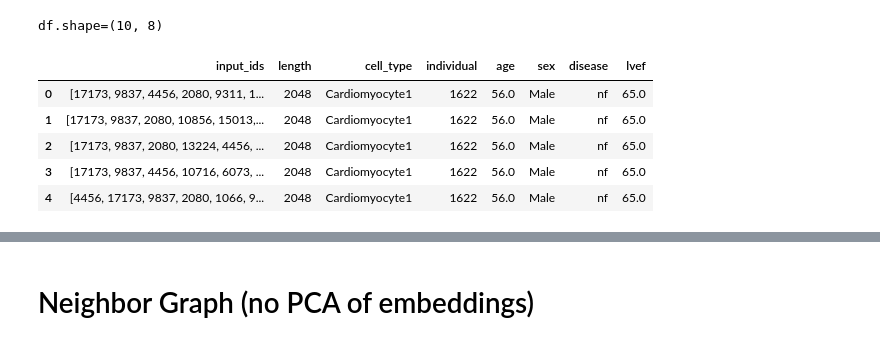
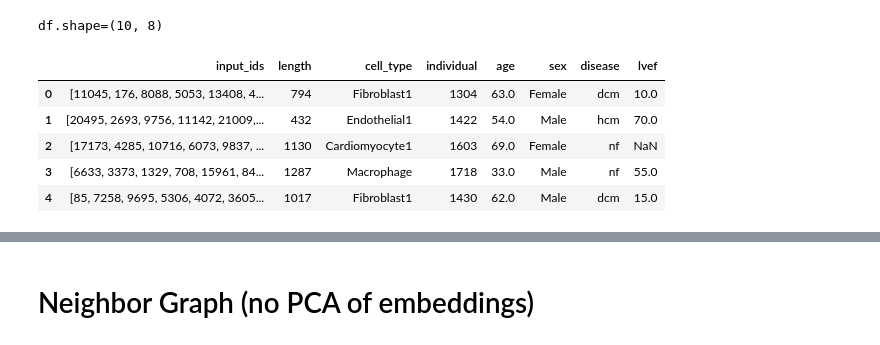
Before and after one commit to CooperStansbury/geneformer_dev, a Jupyter notebook: notebooks/extract_embedding.ipynb, the cells around one changed output, grey strips where cells are left out. Saved outputs shown, nothing was run; the diff lists cells and outputs as text; code cells hidden in the pictures.

```diff
--- a/notebooks/extract_embedding.ipynb
+++ b/notebooks/extract_embedding.ipynb
@@ -29,17 +29,17 @@ model = "/nfs/turbo/umms-indikar/shared/projects/geneformer/geneformer-12L-30M/"
 data_path = "/nfs/turbo/umms-indikar/shared/projects/geneformer/example_input_files/cell_classification/disease_classification/human_dcm_hcm_nf.dataset"
 outpath = "/scratch/indikar_root/indikar1/cstansbu/geneformer"
 # %%
-# Example usage:
-df = gtu.load_and_subset_data(data_path, num_cells=10)
+reload(gtu)
+df = gtu.load_data_as_dataframe(data_path, num_cells=10, shuffle=True)
 print(f"{df.shape=}")
 df.head()
 # %% [output]
 df.shape=(10, 8)
 |  | input_ids | length | cell_type | individual | age | sex | disease | lvef |
-| 0 | [17173, 9837, 4456, 2080, 9311, 1... | 2048 | Cardiomyocyte1 | 1622 | 56.0 | Male | nf | 65.0 |
-| 1 | [17173, 9837, 2080, 10856, 15013,... | 2048 | Cardiomyocyte1 | 1622 | 56.0 | Male | nf | 65.0 |
-| 2 | [17173, 9837, 2080, 13224, 4456, ... | 2048 | Cardiomyocyte1 | 1622 | 56.0 | Male | nf | 65.0 |
-| 3 | [17173, 9837, 4456, 10716, 6073, ... | 2048 | Cardiomyocyte1 | 1622 | 56.0 | Male | nf | 65.0 |
-| 4 | [4456, 17173, 9837, 2080, 1066, 9... | 2048 | Cardiomyocyte1 | 1622 | 56.0 | Male | nf | 65.0 |
+| 0 | [11045, 176, 8088, 5053, 13408, 4... | 794 | Fibroblast1 | 1304 | 63.0 | Female | dcm | 10.0 |
+| 1 | [20495, 2693, 9756, 11142, 21009,... | 432 | Endothelial1 | 1422 | 54.0 | Male | hcm | 70.0 |
+| 2 | [17173, 4285, 10716, 6073, 9837, ... | 1130 | Cardiomyocyte1 | 1603 | 69.0 | Female | nf | NaN |
+| 3 | [6633, 3373, 1329, 708, 15961, 84... | 1287 | Macrophage | 1718 | 33.0 | Male | nf | 55.0 |
+| 4 | [85, 7258, 9695, 5306, 4072, 3605... | 1017 | Fibroblast1 | 1430 | 62.0 | Male | dcm | 15.0 |
 # %%
 # print(torch.cuda.memory_summary(device=None, abbreviated=False))
```
Also changed, not shown: parts of 33 cells of this notebook, 3 other files.
